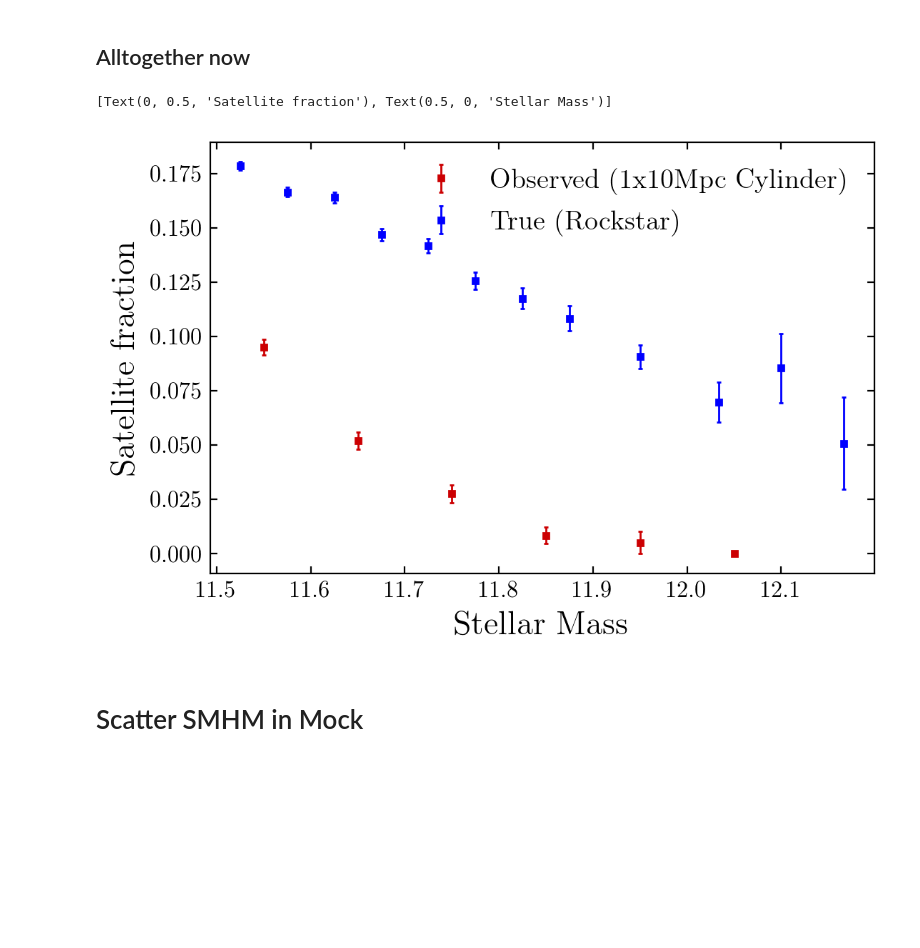
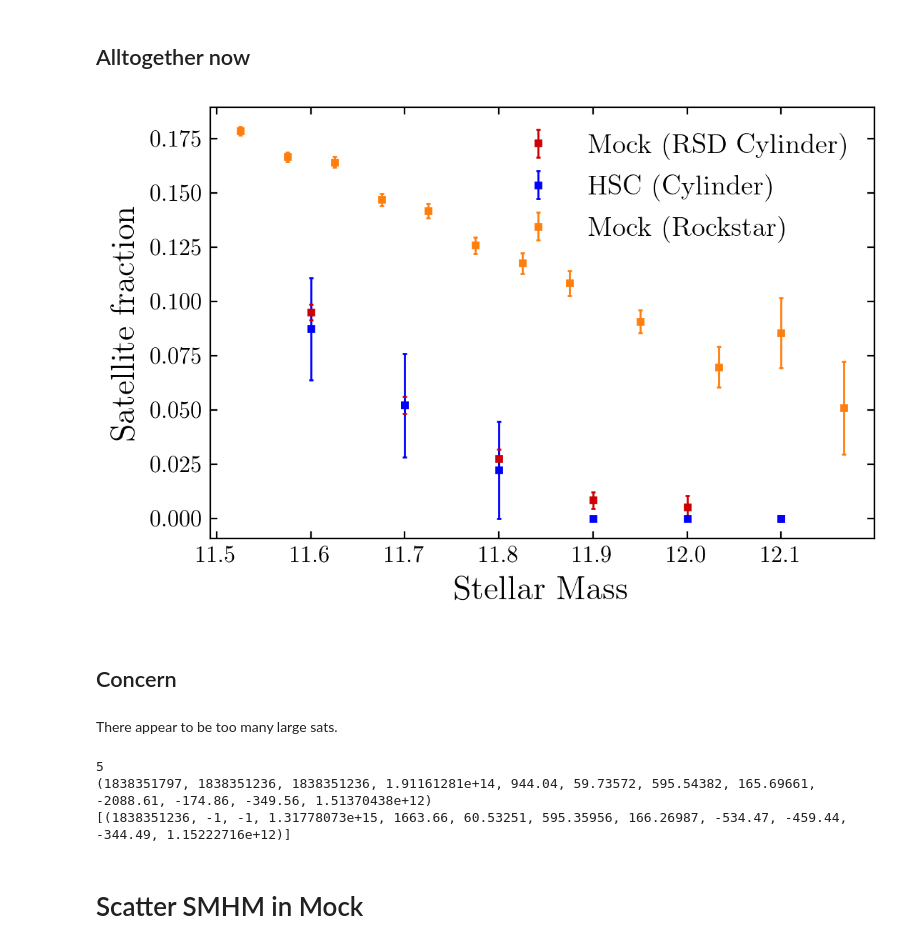
Before and after one commit to gsallabe/thesis_satellite_fraction, a Jupyter notebook: cb/analysis.ipynb, the cells around one changed output. Saved outputs shown, nothing was run; the diff lists cells and outputs as text; code cells hidden in the pictures; blank space fills up the shorter version.

Commit message:
update with a short write up

```diff
--- a/cb/analysis.ipynb
+++ b/cb/analysis.ipynb
@@ -135,0 +174,21 @@ ax.set(title="Cylindrical Sat Fraction", ylabel="Fraction", xlabel="Stellar Mass
+# %%
+cen_sat_div_obs = np.linspace(11.6, 12.1, num=6)
+hsc_gals = d.load_hsc_gals()
+sat_fraction_obs, sat_fraction_obs_err = np.zeros_like(cen_sat_div), np.zeros_like(cen_sat_div)
+
+
+for i, div in enumerate(cen_sat_div_obs):
+    pairs, all_candidate_gals = c.analysis_obs_clustering(hsc_gals, div)
+    num_sats, num_candidates = len(set(pairs["i2"])), len(all_candidate_gals)
+
+    sat_fraction_obs[i] =  num_sats / num_candidates
+    if sat_fraction_obs[i] == 0:
+        sat_fraction_obs_err[i] = 0
+    else:
+        sat_fraction_obs_err[i] = sat_fraction_obs[i] * np.sqrt(
+            1/num_sats + 1/num_candidates
+        )
+
+_, ax = plt.subplots()
+ax.errorbar(cen_sat_div_obs, sat_fraction_obs, yerr=sat_fraction_obs_err, ls="None", marker="s")
+ax.set(title="Cylindrical Sat Fraction", ylabel="Fraction", xlabel="Stellar Mass")
@@ -136,14 +200,30 @@ ax.set(title="Cylindrical Sat Fraction", ylabel="Fraction", xlabel="Stellar Mass
 # %% [markdown]
 ## Alltogether now
 # %%
-_, ax = plt.subplots()
-ax.errorbar(sat_mass, sat_fraction, yerr=sat_fraction_err, ls="None", marker="s", label="Observed (1x10Mpc Cylinder)")
-ax.errorbar(bin_centers, ratio, yerr=unc, ls="None", marker="s", label="True (Rockstar)")
+fig, ax = plt.subplots()
+ax.errorbar(cen_sat_div, sat_fraction, yerr=sat_fraction_err, ls="None", marker="s", label="Mock (RSD Cylinder)")
+ax.errorbar(cen_sat_div_obs, sat_fraction_obs, yerr=sat_fraction_obs_err, ls="None", marker="s", label="HSC (Cylinder)")
+ax.errorbar(bin_centers, ratio, yerr=unc, ls="None", marker="s", label="Mock (Rockstar)")
 ax.legend()
 ax.set(ylabel="Satellite fraction", xlabel="Stellar Mass")
+
+fig.savefig("/home/christopher/research/satellite_fraction/cb/writeup/images/sat_frac.png", dpi=300)
 # %% [output]
-[Text(0, 0.5, 'Satellite fraction'), Text(0.5, 0, 'Stellar Mass')]
-[figure, old version]
+[figure, new version]
+# %% [markdown]
+## Concern
+# %% [markdown]
+There appear to be too many large sats.
+# %%
+largest_sats = sats[sats["stellar_mass"] > 10**12.17]
+print(len(largest_sats))
+
+print(largest_sats[0])
+print(cens[cens["id"] == largest_sats[0]["upid"]])
+# %% [output]
+5
+(1838351797, 1838351236, 1838351236, 1.91161281e+14, 944.04, 59.73572, 595.54382, 165.69661, -2088.61, -174.86, -349.56, 1.51370438e+12)
+[(1838351236, -1, -1, 1.31778073e+15, 1663.66, 60.53251, 595.35956, 166.26987, -534.47, -459.44, -344.49, 1.15222716e+12)]
 # %% [markdown]
 # Scatter SMHM in Mock
 # %%
```
Also changed, not shown: parts of 10 cells of this notebook, 14 other files.
